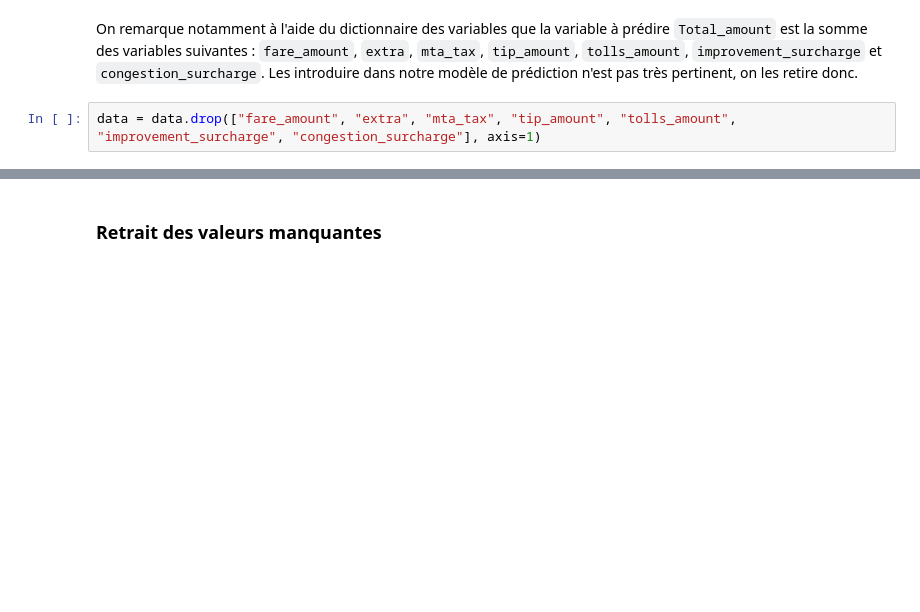
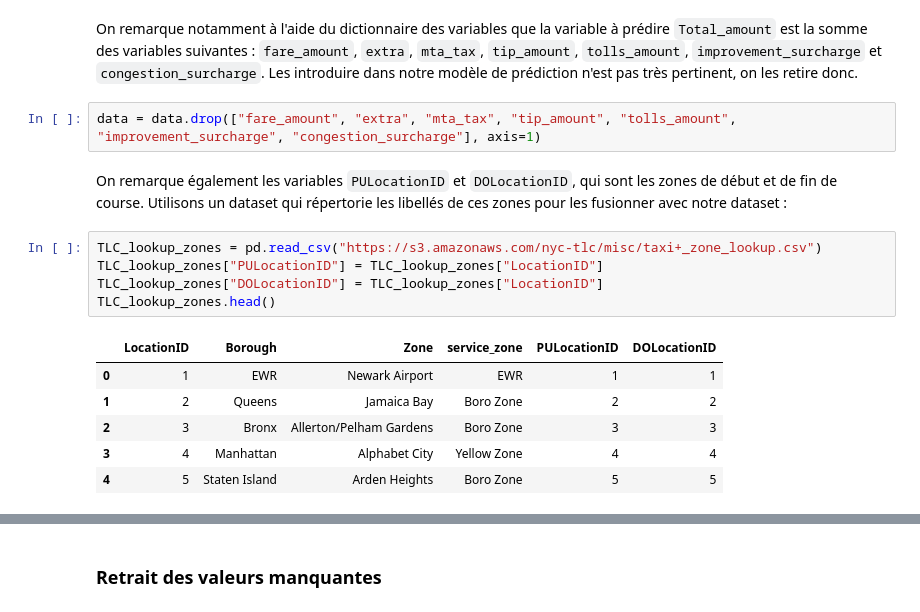
Before and after one commit to cmnemoi/NYCTaxiFareLPSID, a Jupyter notebook: src/data_cleaning.ipynb, the cells around one changed output, grey strips where cells are left out. Cells and saved outputs as stored; diff of their text form; blank space fills up the shorter version.

Commit message:
add pickup zones labels in dataset

```diff
--- a/src/data_cleaning.ipynb
+++ b/src/data_cleaning.ipynb
@@ -37,3 +37,18 @@ On remarque notamment à l'aide du dictionnaire des variables que la variable à
 Les introduire dans notre modèle de prédiction n'est pas très pertinent, on les retire donc.
 # %%
 data = data.drop(["fare_amount", "extra", "mta_tax", "tip_amount", "tolls_amount", "improvement_surcharge", "congestion_surcharge"], axis=1)
+# %% [markdown]
+On remarque également les variables `PULocationID` et `DOLocationID`, qui sont les zones de début et de fin de course.
+Utilisons un dataset qui répertorie les libellés de ces zones pour les fusionner avec notre dataset :
+# %%
+TLC_lookup_zones = pd.read_csv("https://s3.amazonaws.com/nyc-tlc/misc/taxi+_zone_lookup.csv")
+TLC_lookup_zones["PULocationID"] = TLC_lookup_zones["LocationID"]
+TLC_lookup_zones["DOLocationID"] = TLC_lookup_zones["LocationID"]
+TLC_lookup_zones.head()
+# %% [output]
+|  | LocationID | Borough | Zone | service_zone | PULocationID | DOLocationID |
+| 0 | 1 | EWR | Newark Airport | EWR | 1 | 1 |
+| 1 | 2 | Queens | Jamaica Bay | Boro Zone | 2 | 2 |
+| 2 | 3 | Bronx | Allerton/Pelham Gardens | Boro Zone | 3 | 3 |
+| 3 | 4 | Manhattan | Alphabet City | Yellow Zone | 4 | 4 |
+| 4 | 5 | Staten Island | Arden Heights | Boro Zone | 5 | 5 |
```
Also changed, not shown: parts of 12 cells of this notebook, 1 other file.
